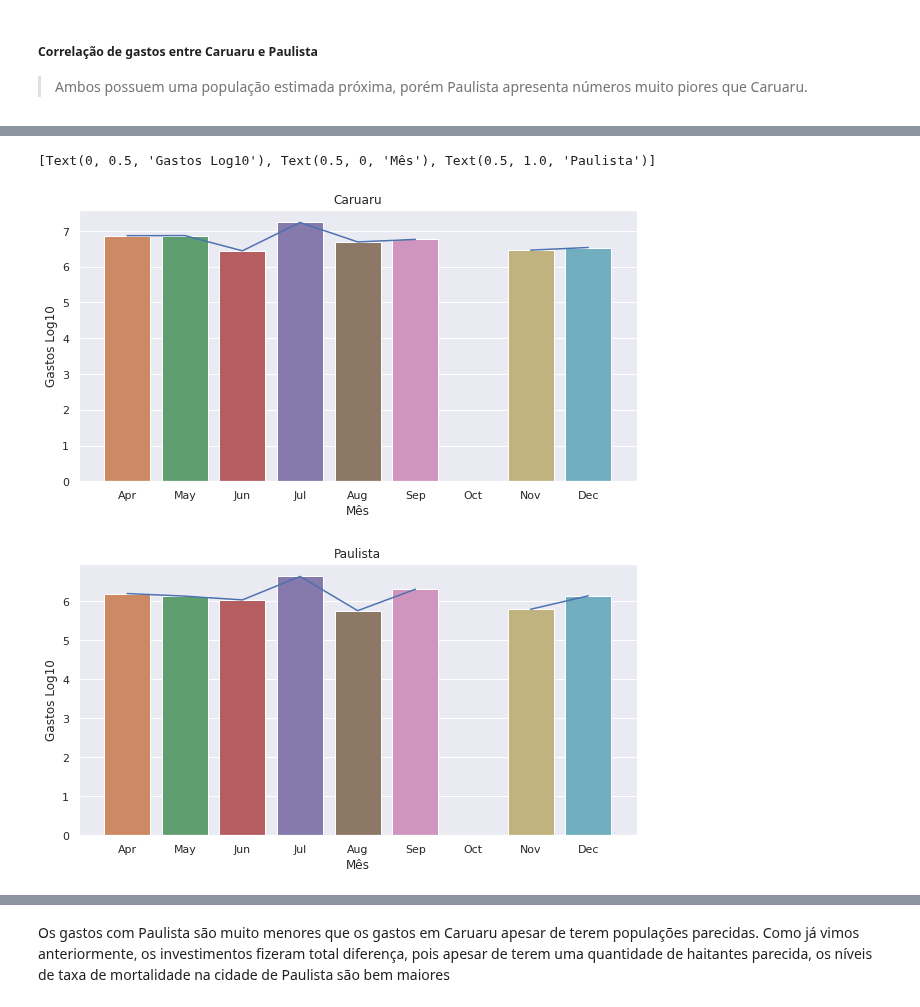
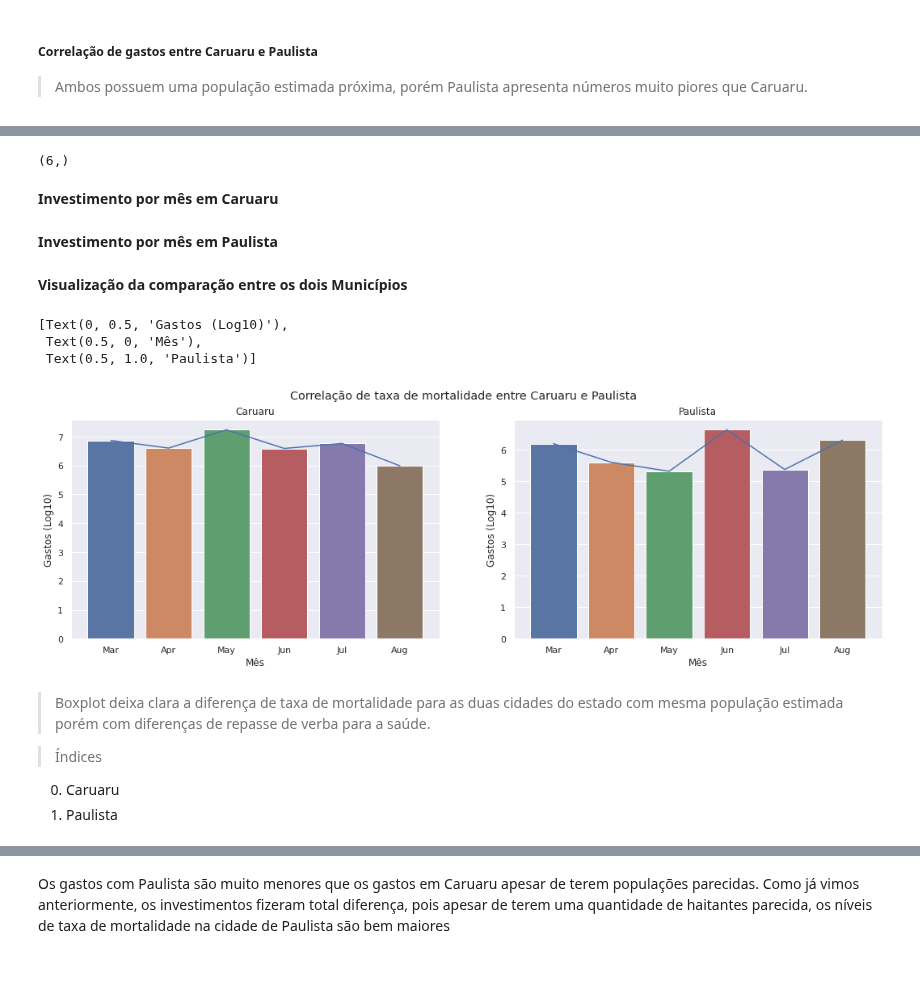
Before and after one commit to marcosw1998/Data-Science, a Jupyter notebook: Notebook/covid_spends_brazil.ipynb, the cells around one changed output, grey strips where cells are left out. Saved outputs shown, nothing was run; the diff lists cells and outputs as text; code cells hidden in the pictures; blank space fills up the shorter version.

```diff
--- a/Notebook/covid_spends_brazil.ipynb
+++ b/Notebook/covid_spends_brazil.ipynb
@@ -949,28 +964,60 @@ Text(0.5, 1.0, 'Spearman')
+# %%
+dates = pd.date_range('10-Mar 2020','10-Sep 2020',freq='M')
+dates.shape
+# %% [output]
+(6,)
+# %% [markdown]
+**Investimento por mês em Caruaru**
+# %%
+# Conversão de tipos
+invest_covidPe['municipio'] = invest_covidPe['municipio'].astype('int64')
+caruaru = covidPeCases[covidPeCases['municipio'] == 'CARUARU'].index.values.astype(int)[0]
+
+# Definição temporal
+InvestPerMonthCaruaru = pd.DataFrame({'dates' : dates})
+InvestPerMonthCaruaru['month_name'] = InvestPerMonthCaruaru['dates'].dt.strftime('%b')
+
+# Normalização da distribuição de gastos para Caruaru
+spend_slice = invest_covidPe[invest_covidPe['municipio'] == caruaru].groupby(by=['data_hora'])['gastos'].sum().values
+InvestPerMonthCaruaru['gastos'] = spend_slice[:-1]
+InvestPerMonthCaruaru['gastos_log10'] = InvestPerMonthCaruaru['gastos'].apply(np.log10)
+# %% [markdown]
+**Investimento por mês em Paulista**
 # %%
-#Investimento por mês em Caruaru
-InvestPerMonthCaruaru = pd.DataFrame({'dates' : dates})
-InvestPerMonthCaruaru['month_name'] = InvestPerMonthCaruaru['dates'].dt.strftime('%b')
-InvestPerMonthCaruaru['gastos'] = invest_covidPe[invest_covidPe['municipio'] == "CARUARU"].groupby(by=['data_hora']).sum().values
-InvestPerMonthCaruaru['gastos_log10'] = InvestPerMonthCaruaru['gastos'].apply(np.log10)
+#Conversão de tipos
+paulista = covidPeCases[covidPeCases['municipio'] == 'PAULISTA'].index.values.astype(int)[0]
 
-#Investimento por mês em Paulista
-
+# Definição temporal
 InvestPerMonthPaulista = pd.DataFrame({'dates' : dates})
 InvestPerMonthPaulista['month_name'] = InvestPerMonthPaulista['dates'].dt.strftime('%b')
-InvestPerMonthPaulista['gastos'] = invest_covidPe[invest_covidPe['municipio'] == "PAULISTA"].groupby(by=['data_hora']).sum().values
+
+# Normalização da distribuição de gastos para Paulista
+spend_slice = invest_covidPe[invest_covidPe['municipio'] == paulista].groupby(by=['data_hora'])['gastos'].sum().values
+InvestPerMonthPaulista['gastos'] = spend_slice[:-2]
 InvestPerMonthPaulista['gastos_log10'] = InvestPerMonthPaulista['gastos'].apply(np.log10)
+# %% [markdown]
+**Visualização da comparação entre os dois Municípios**
 # %%
-plt.figure(figsize=(10,5))
-sns.barplot(x='month_name', y='gastos_log10', data=InvestPerMonthCaruaru).set(title='Caruaru', xlabel='Mês', ylabel='Gastos Log10')
-sns.lineplot(x='month_name', y='gastos_log10', data=InvestPerMonthCaruaru)
+fig, (ax1, ax2) = plt.subplots(1, 2, sharex=True, figsize=(18,5))
 
-plt.figure(figsize=(10,5))
-sns.barplot(x='month_name', y='gastos_log10', data=InvestPerMonthPaulista)
-sns.lineplot(x='month_name', y='gastos_log10', data=InvestPerMonthPaulista).set(title='Paulista', xlabel='Mês', ylabel='Gastos Log10')
+fig.suptitle("Correlação de taxa de mortalidade entre Caruaru e Paulista")
+
+sns.barplot(x='month_name', y='gastos_log10', data=InvestPerMonthCaruaru, ax=ax1).set(title='Caruaru', xlabel='Mês', ylabel='Gastos (Log10)')
+sns.lineplot(x='month_name', y='gastos_log10', data=InvestPerMonthCaruaru, ax=ax1)
+
+sns.barplot(x='month_name', y='gastos_log10', data=InvestPerMonthPaulista, ax=ax2)
+sns.lineplot(x='month_name', y='gastos_log10', data=InvestPerMonthPaulista, ax=ax2).set(title='Paulista', xlabel='Mês', ylabel='Gastos (Log10)')
 # %% [output]
-[Text(0, 0.5, 'Gastos Log10'), Text(0.5, 0, 'Mês'), Text(0.5, 1.0, 'Paulista')]
+[Text(0, 0.5, 'Gastos (Log10)'),
+ Text(0.5, 0, 'Mês'),
+ Text(0.5, 1.0, 'Paulista')]
-[figure, old version]
+[figure, new version]
-[figure, removed]
+# %% [markdown]
+> Boxplot deixa clara a diferença de taxa de mortalidade para as duas cidades do estado com mesma população estimada porém com diferenças de repasse de verba para a saúde.
+
+> Índices
+0. Caruaru
+1. Paulista
 # %%
 sns.boxplot(data=[InvestPerMonthCaruaru[['gastos_log10']], InvestPerMonthPaulista[['gastos_log10']]])
 # %% [output]
```
Also changed, not shown: parts of 55 cells of this notebook.
